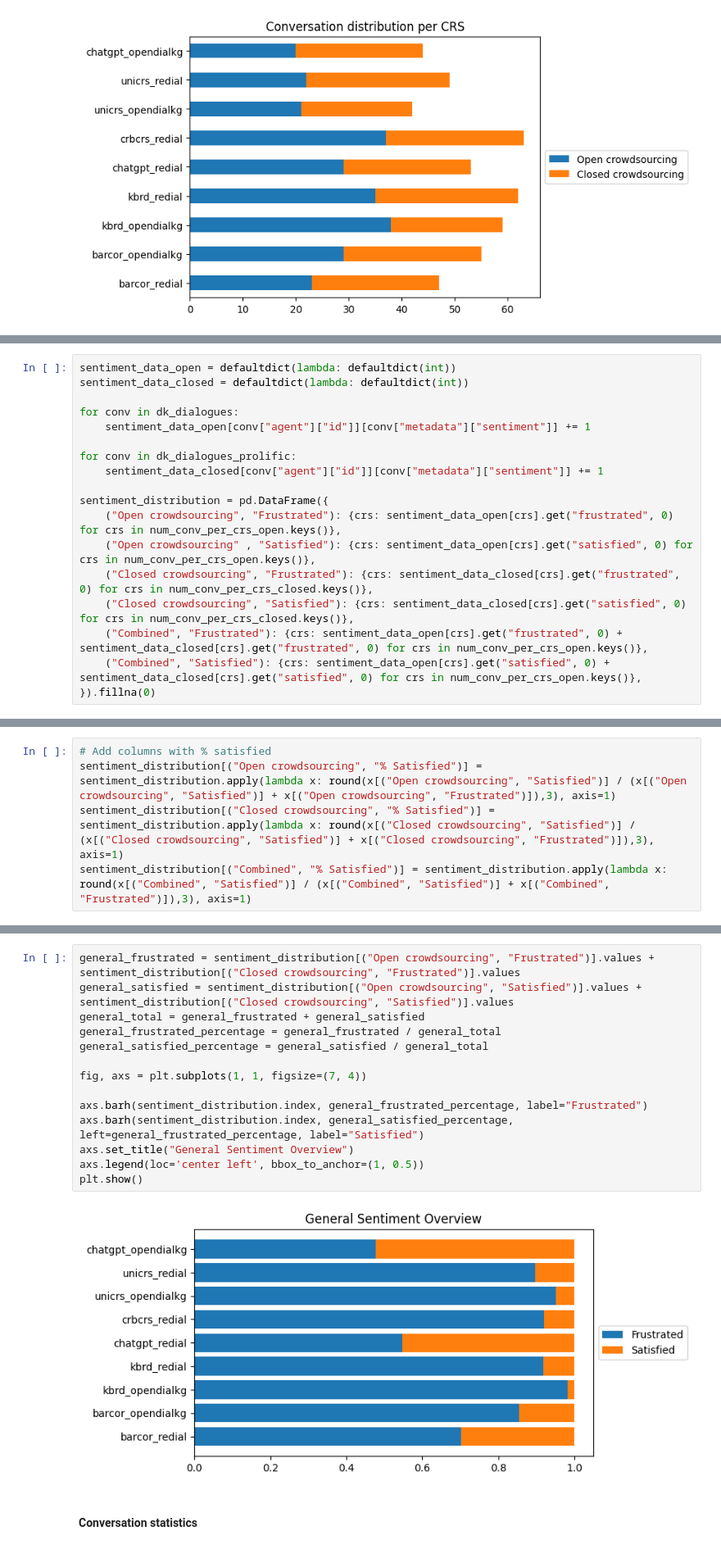
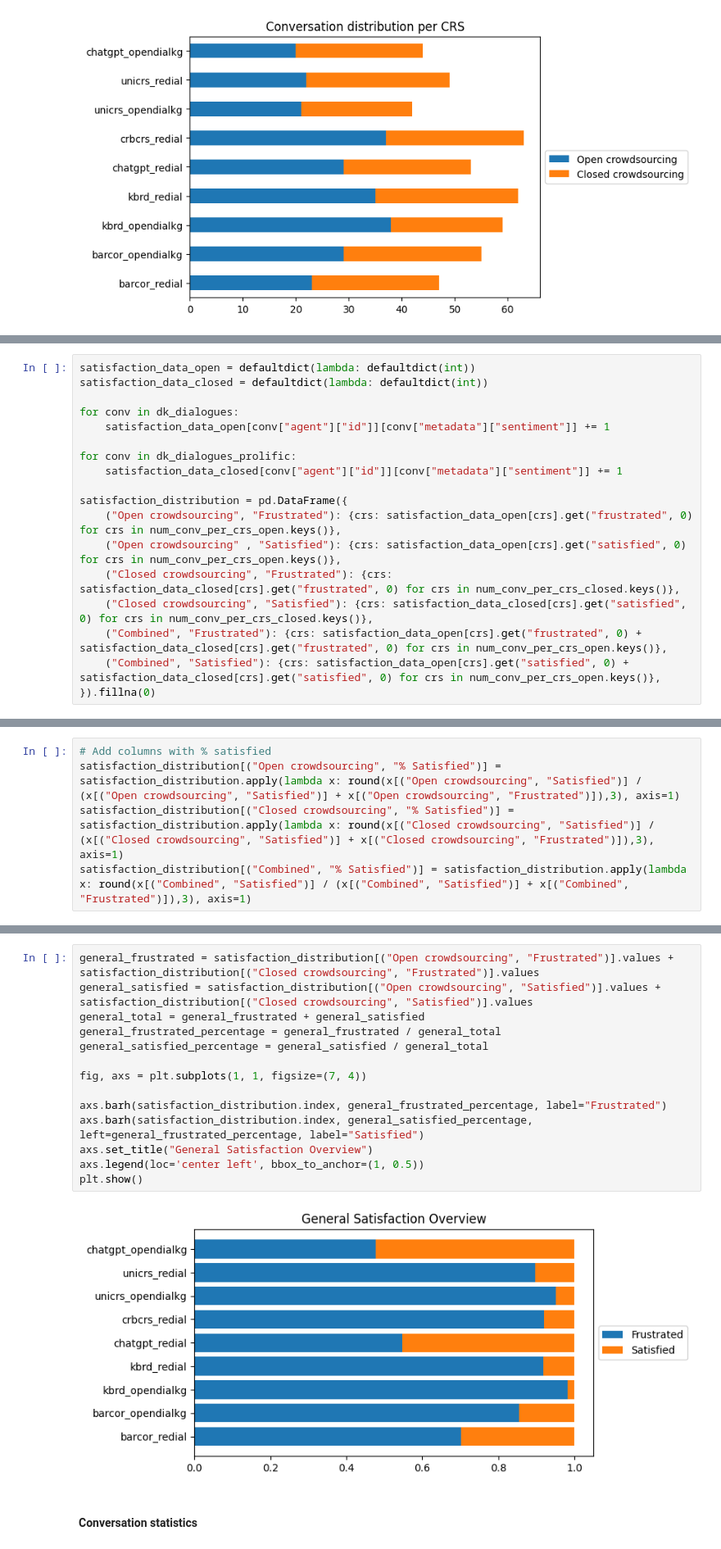
Before and after one commit to hideaki-j/crs-arena-dialogues, a Jupyter notebook: tool/analysis.ipynb, the cells around one changed output, grey strips where cells are left out. Shown at 82% size. Cells and saved outputs as stored; diff of their text form.

```diff
--- a/tool/analysis.ipynb
+++ b/tool/analysis.ipynb
@@ -69,18 +73,18 @@ conversations_distribution.plot(kind="barh", stacked=True, title="Conversation d
 # %%
-sentiment_data_open = defaultdict(lambda: defaultdict(int))
-sentiment_data_closed = defaultdict(lambda: defaultdict(int))
+satisfaction_data_open = defaultdict(lambda: defaultdict(int))
+satisfaction_data_closed = defaultdict(lambda: defaultdict(int))
 
 for conv in dk_dialogues:
-    sentiment_data_open[conv["agent"]["id"]][conv["metadata"]["sentiment"]] += 1
+    satisfaction_data_open[conv["agent"]["id"]][conv["metadata"]["sentiment"]] += 1
 
 for conv in dk_dialogues_prolific:
-    sentiment_data_closed[conv["agent"]["id"]][conv["metadata"]["sentiment"]] += 1
+    satisfaction_data_closed[conv["agent"]["id"]][conv["metadata"]["sentiment"]] += 1
 
-sentiment_distribution = pd.DataFrame({
-    ("Open crowdsourcing", "Frustrated"): {crs: sentiment_data_open[crs].get("frustrated", 0) for crs in num_conv_per_crs_open.keys()},
-    ("Open crowdsourcing" , "Satisfied"): {crs: sentiment_data_open[crs].get("satisfied", 0) for crs in num_conv_per_crs_open.keys()},
-    ("Closed crowdsourcing", "Frustrated"): {crs: sentiment_data_closed[crs].get("frustrated", 0) for crs in num_conv_per_crs_closed.keys()},
-    ("Closed crowdsourcing", "Satisfied"): {crs: sentiment_data_closed[crs].get("satisfied", 0) for crs in num_conv_per_crs_closed.keys()},
-    ("Combined", "Frustrated"): {crs: sentiment_data_open[crs].get("frustrated", 0) + sentiment_data_closed[crs].get("frustrated", 0) for crs in num_conv_per_crs_open.keys()},
-    ("Combined", "Satisfied"): {crs: sentiment_data_open[crs].get("satisfied", 0) + sentiment_data_closed[crs].get("satisfied", 0) for crs in num_conv_per_crs_open.keys()},
+satisfaction_distribution = pd.DataFrame({
+    ("Open crowdsourcing", "Frustrated"): {crs: satisfaction_data_open[crs].get("frustrated", 0) for crs in num_conv_per_crs_open.keys()},
+    ("Open crowdsourcing" , "Satisfied"): {crs: satisfaction_data_open[crs].get("satisfied", 0) for crs in num_conv_per_crs_open.keys()},
+    ("Closed crowdsourcing", "Frustrated"): {crs: satisfaction_data_closed[crs].get("frustrated", 0) for crs in num_conv_per_crs_closed.keys()},
+    ("Closed crowdsourcing", "Satisfied"): {crs: satisfaction_data_closed[crs].get("satisfied", 0) for crs in num_conv_per_crs_closed.keys()},
+    ("Combined", "Frustrated"): {crs: satisfaction_data_open[crs].get("frustrated", 0) + satisfaction_data_closed[crs].get("frustrated", 0) for crs in num_conv_per_crs_open.keys()},
+    ("Combined", "Satisfied"): {crs: satisfaction_data_open[crs].get("satisfied", 0) + satisfaction_data_closed[crs].get("satisfied", 0) for crs in num_conv_per_crs_open.keys()},
 }).fillna(0)
@@ -101,6 +105,6 @@ sentiment_distribution
 # %%
 # Add columns with % satisfied
-sentiment_distribution[("Open crowdsourcing", "% Satisfied")] = sentiment_distribution.apply(lambda x: round(x[("Open crowdsourcing", "Satisfied")] / (x[("Open crowdsourcing", "Satisfied")] + x[("Open crowdsourcing", "Frustrated")]),3), axis=1)
-sentiment_distribution[("Closed crowdsourcing", "% Satisfied")] = sentiment_distribution.apply(lambda x: round(x[("Closed crowdsourcing", "Satisfied")] / (x[("Closed crowdsourcing", "Satisfied")] + x[("Closed crowdsourcing", "Frustrated")]),3), axis=1)
-sentiment_distribution[("Combined", "% Satisfied")] = sentiment_distribution.apply(lambda x: round(x[("Combined", "Satisfied")] / (x[("Combined", "Satisfied")] + x[("Combined", "Frustrated")]),3), axis=1)
+satisfaction_distribution[("Open crowdsourcing", "% Satisfied")] = satisfaction_distribution.apply(lambda x: round(x[("Open crowdsourcing", "Satisfied")] / (x[("Open crowdsourcing", "Satisfied")] + x[("Open crowdsourcing", "Frustrated")]),3), axis=1)
+satisfaction_distribution[("Closed crowdsourcing", "% Satisfied")] = satisfaction_distribution.apply(lambda x: round(x[("Closed crowdsourcing", "Satisfied")] / (x[("Closed crowdsourcing", "Satisfied")] + x[("Closed crowdsourcing", "Frustrated")]),3), axis=1)
+satisfaction_distribution[("Combined", "% Satisfied")] = satisfaction_distribution.apply(lambda x: round(x[("Combined", "Satisfied")] / (x[("Combined", "Satisfied")] + x[("Combined", "Frustrated")]),3), axis=1)
 # %%
@@ -146,21 +150,21 @@ plt.show()
 # %% [output]
 [figure]
 # %%
-general_frustrated = sentiment_distribution[("Open crowdsourcing", "Frustrated")].values + sentiment_distribution[("Closed crowdsourcing", "Frustrated")].values
-general_satisfied = sentiment_distribution[("Open crowdsourcing", "Satisfied")].values + sentiment_distribution[("Closed crowdsourcing", "Satisfied")].values
+general_frustrated = satisfaction_distribution[("Open crowdsourcing", "Frustrated")].values + satisfaction_distribution[("Closed crowdsourcing", "Frustrated")].values
+general_satisfied = satisfaction_distribution[("Open crowdsourcing", "Satisfied")].values + satisfaction_distribution[("Closed crowdsourcing", "Satisfied")].values
 general_total = general_frustrated + general_satisfied
 general_frustrated_percentage = general_frustrated / general_total
 general_satisfied_percentage = general_satisfied / general_total
 
 fig, axs = plt.subplots(1, 1, figsize=(7, 4))
 
-axs.barh(sentiment_distribution.index, general_frustrated_percentage, label="Frustrated")
-axs.barh(sentiment_distribution.index, general_satisfied_percentage, left=general_frustrated_percentage, label="Satisfied")
-axs.set_title("General Sentiment Overview")
+axs.barh(satisfaction_distribution.index, general_frustrated_percentage, label="Frustrated")
+axs.barh(satisfaction_distribution.index, general_satisfied_percentage, left=general_frustrated_percentage, label="Satisfied")
+axs.set_title("General Satisfaction Overview")
 axs.legend(loc='center left', bbox_to_anchor=(1, 0.5))
 plt.show()
 # %% [output]
-[figure, old version]
+[figure, new version]
 # %% [markdown]
 #### Conversation statistics
 # %%
```
Also changed, not shown: parts of 20 cells of this notebook.
